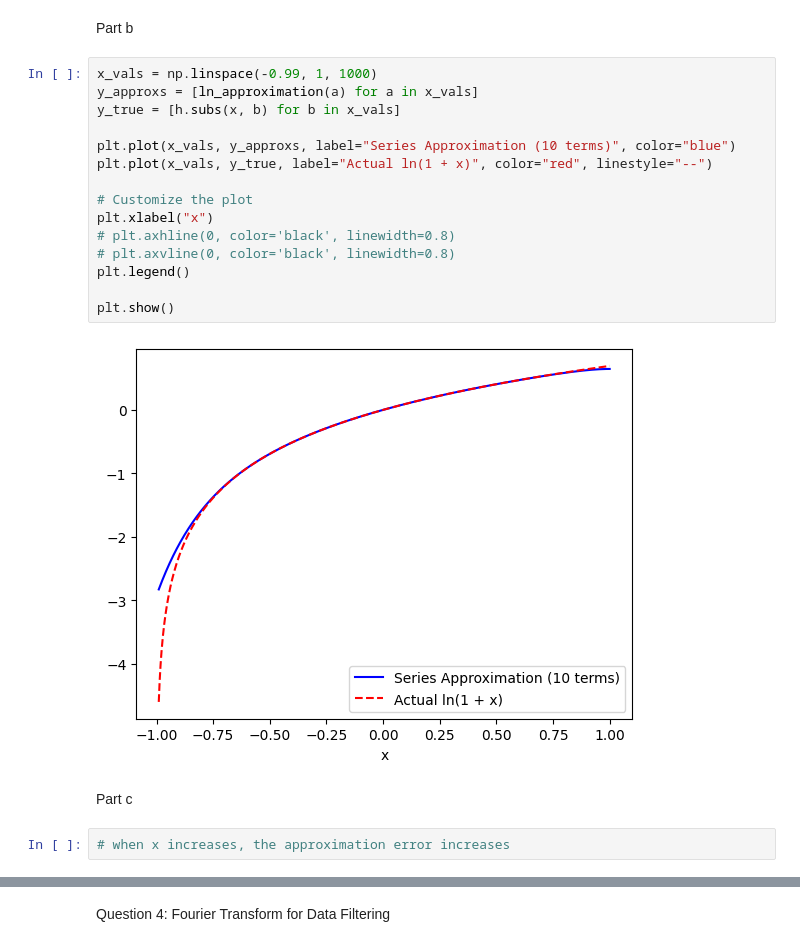
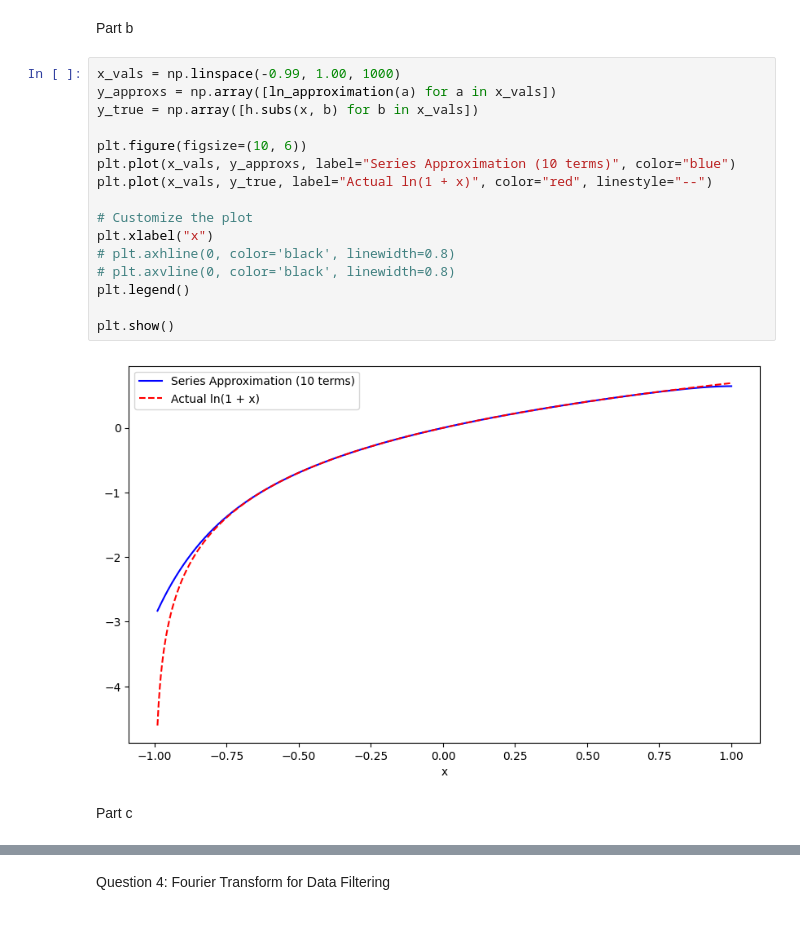
Before and after one commit to Chanidu-Edirisinghe/MathsCW, a Jupyter notebook: CW.ipynb, the cells around one changed output, grey strips where cells are left out. Saved outputs shown, nothing was run; the diff lists cells and outputs as text.

```diff
--- a/CW.ipynb
+++ b/CW.ipynb
@@ -140,23 +141,22 @@ ln_approximation(0)
 # %% [markdown]
 Part b
 # %%
-x_vals = np.linspace(-0.99, 1, 1000)
-y_approxs = [ln_approximation(a) for a in x_vals]
-y_true = [h.subs(x, b) for b in x_vals]
+x_vals = np.linspace(-0.99, 1.00, 1000)
+y_approxs = np.array([ln_approximation(a) for a in x_vals])
+y_true = np.array([h.subs(x, b) for b in x_vals])
 
+plt.figure(figsize=(10, 6))
 plt.plot(x_vals, y_approxs, label="Series Approximation (10 terms)", color="blue")
 plt.plot(x_vals, y_true, label="Actual ln(1 + x)", color="red", linestyle="--")
 
 # Customize the plot
 plt.xlabel("x")
 # plt.axhline(0, color='black', linewidth=0.8)
 # plt.axvline(0, color='black', linewidth=0.8)
 plt.legend()
 
 plt.show()
 # %% [output]
-[figure, old version]
+[figure, new version]
 # %% [markdown]
 Part c
-# %%
-# when x increases, the approximation error increases
```
Also changed, not shown: parts of 19 cells of this notebook, 2 other files.
